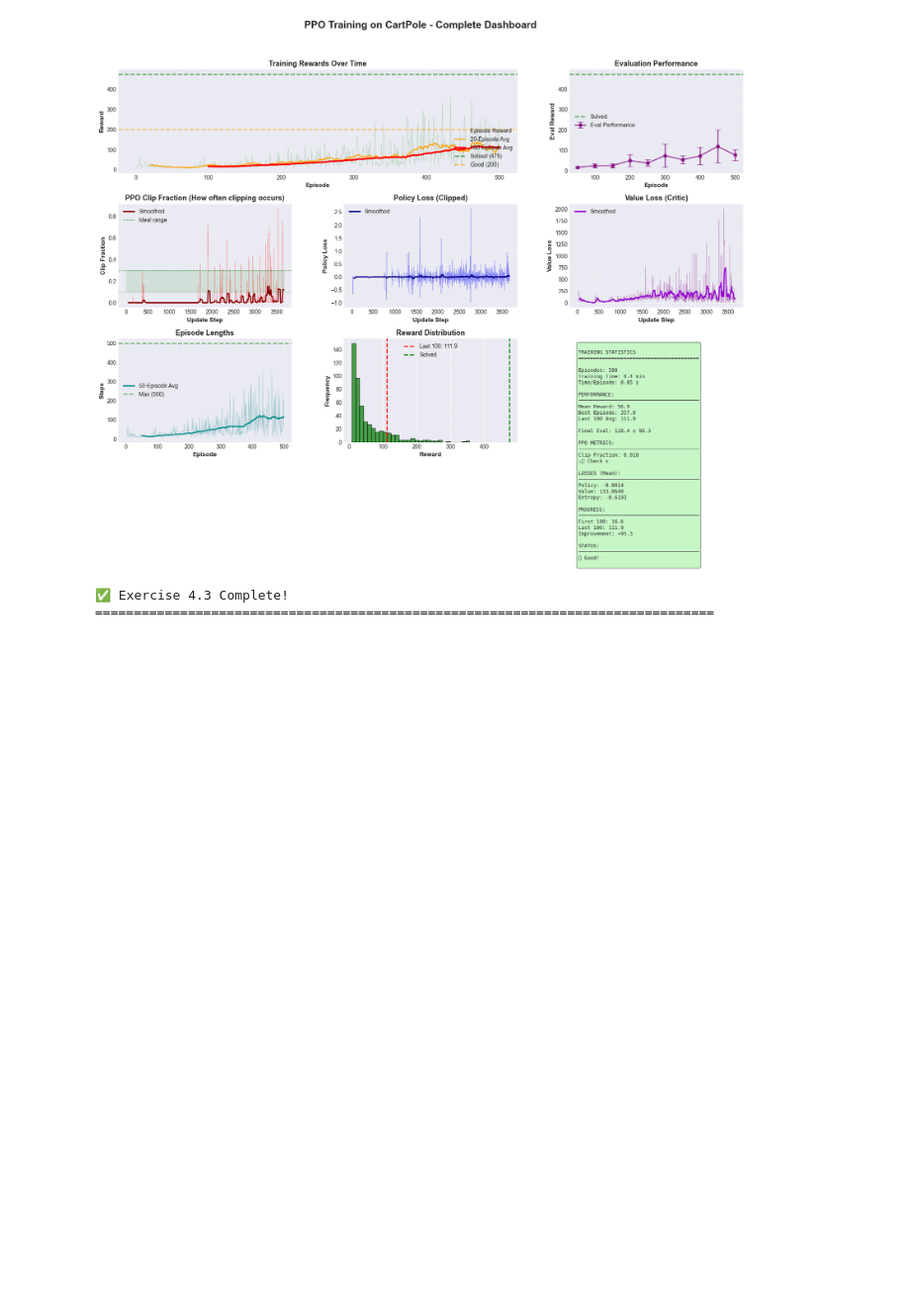
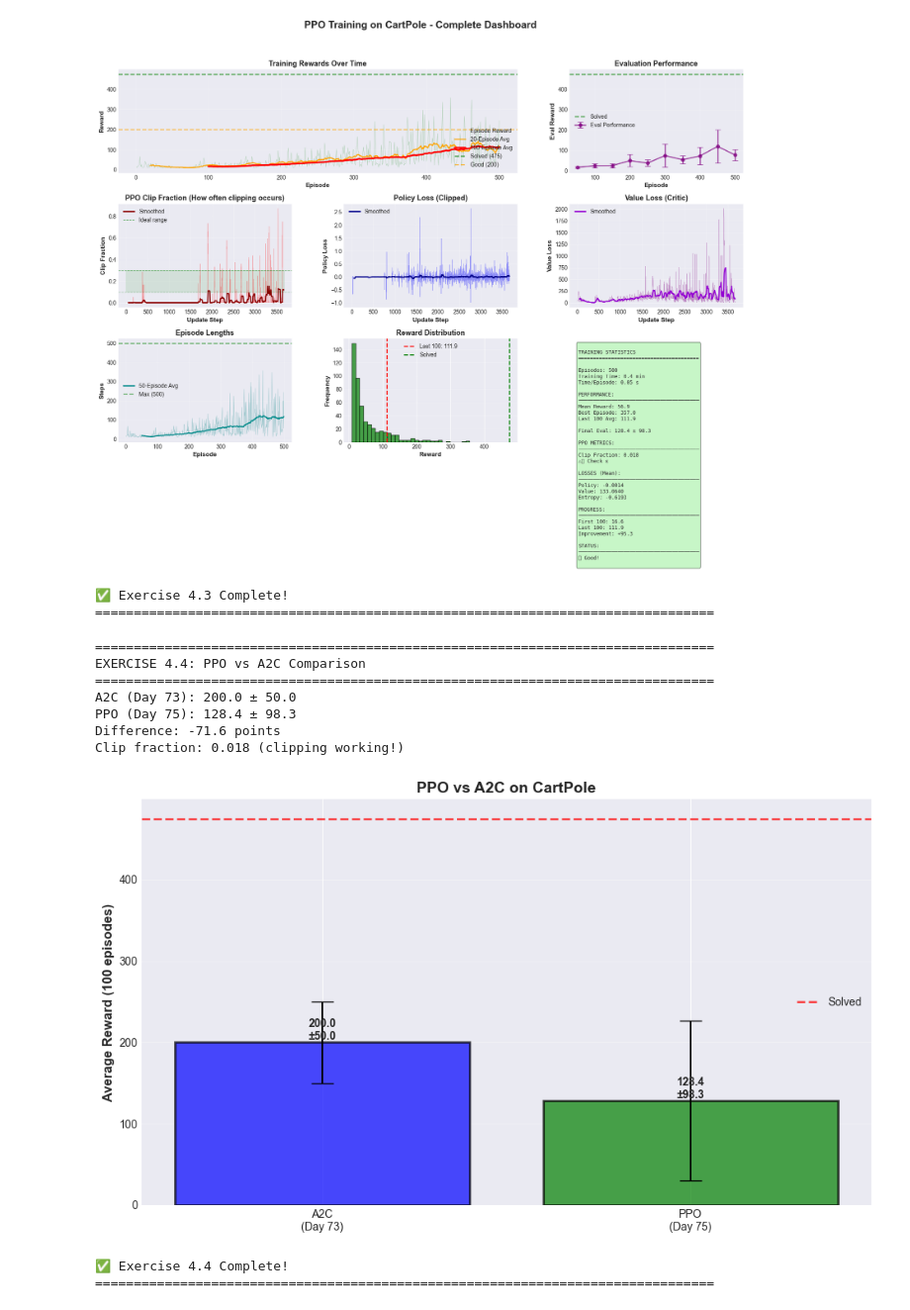
Before and after one commit to 01-Audrey/ml-learning-lab, a Jupyter notebook: week_11_policy_gradients_advanced_rl/day_75_ppo.ipynb, the cells around one changed output. Shown at 99% size. Saved outputs shown, nothing was run; the diff lists cells and outputs as text; code cells hidden in the pictures; blank space fills up the shorter version.

```diff
--- a/week_11_policy_gradients_advanced_rl/day_75_ppo.ipynb
+++ b/week_11_policy_gradients_advanced_rl/day_75_ppo.ipynb
@@ -4057,3 +4057,69 @@ EXERCISE 4.3: Training Visualization Dashboard
 [figure]
 ✅ Exercise 4.3 Complete!
 ================================================================================
+# %%
+# ==================================================
+# EXERCISE 4.4: PPO VS A2C COMPARISON
+# ==================================================
+
+print("\n" + "=" * 80)
+print("EXERCISE 4.4: PPO vs A2C Comparison")
+print("=" * 80)
+
+# A2C results from Day 73
+a2c_results = {
+    'algorithm': 'A2C (Day 73)',
+    'final_performance': 200.0,  # Day 73 result
+    'final_std': 50.0,
+    'episodes': 500
+}
+
+# PPO results (just completed)
+ppo_results = {
+    'algorithm': 'PPO (Day 75)',
+    'final_performance': final_mean,
+    'final_std': final_std,
+    'episodes': len(episode_rewards)
+}
+
+print(f"A2C (Day 73): {a2c_results['final_performance']:.1f} ± {a2c_results['final_std']:.1f}")
+print(f"PPO (Day 75): {ppo_results['final_performance']:.1f} ± {ppo_results['final_std']:.1f}")
+print(f"Difference: {ppo_results['final_performance'] - a2c_results['final_performance']:+.1f} points")
+print(f"Clip fraction: {mean_clip_fraction:.3f} (clipping working!)")
+
+# Quick comparison visualization
+fig, ax = plt.subplots(1, 1, figsize=(10, 6))
+algorithms = ['A2C\n(Day 73)', 'PPO\n(Day 75)']
+performances = [a2c_results['final_performance'], ppo_results['final_performance']]
+stds = [a2c_results['final_std'], ppo_results['final_std']]
+
+bars = ax.bar(algorithms, performances, yerr=stds, capsize=10,
+             color=['blue', 'green'], alpha=0.7, edgecolor='black', linewidth=2)
+ax.axhline(475, color='red', linestyle='--', linewidth=2, label='Solved', alpha=0.7)
+ax.set_ylabel('Average Reward (100 episodes)', fontsize=12, fontweight='bold')
+ax.set_title('PPO vs A2C on CartPole', fontsize=14, fontweight='bold')
+ax.legend()
+ax.grid(True, alpha=0.3, axis='y')
+
+for bar, perf, std in zip(bars, performances, stds):
+    height = bar.get_height()
+    ax.text(bar.get_x() + bar.get_width()/2., height,
+           f'{perf:.1f}\n±{std:.1f}', ha='center', va='bottom', fontweight='bold')
+
+plt.tight_layout()
+plt.savefig('results/ppo/ppo_vs_a2c_cartpole.png', dpi=300, bbox_inches='tight')
+plt.show()
+
+print("\n✅ Exercise 4.4 Complete!")
+print("=" * 80)
+# %% [output]
+================================================================================
+EXERCISE 4.4: PPO vs A2C Comparison
+================================================================================
+A2C (Day 73): 200.0 ± 50.0
+PPO (Day 75): 128.4 ± 98.3
+Difference: -71.6 points
+Clip fraction: 0.018 (clipping working!)
+[figure, added]
+✅ Exercise 4.4 Complete!
+================================================================================
```
Also changed, not shown: parts of 1 cell of this notebook.
